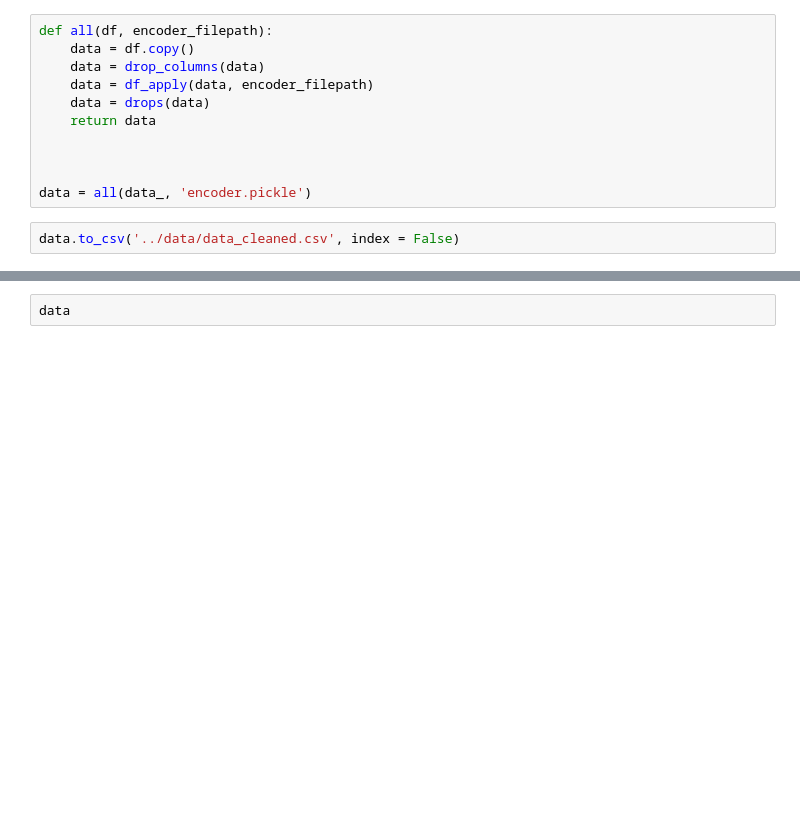
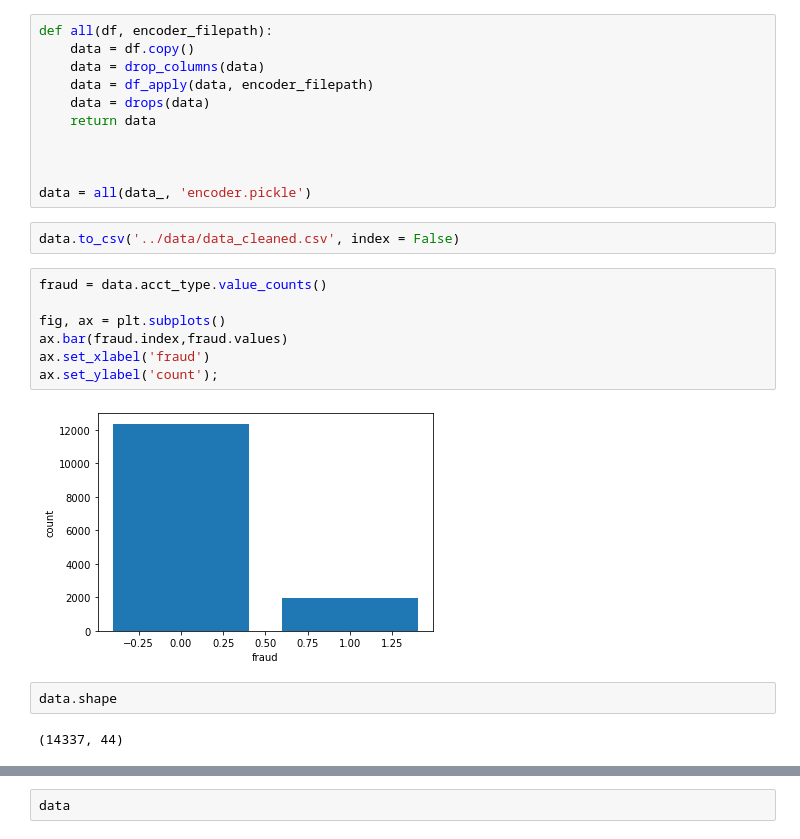
Before and after one commit to ZackStrater/fraud-detection, a Jupyter notebook: src/Daniel_model.ipynb, the cells around one changed output, grey strips where cells are left out. Cells and saved outputs as stored; diff of their text form; blank space fills up the shorter version.

```diff
--- a/src/Daniel_model.ipynb
+++ b/src/Daniel_model.ipynb
@@ -112,3 +115,16 @@ def all(df, encoder_filepath):
 data = all(data_, 'encoder.pickle')
 # %%
 data.to_csv('../data/data_cleaned.csv', index = False)
+# %%
+fraud = data.acct_type.value_counts()
+
+fig, ax = plt.subplots()
+ax.bar(fraud.index,fraud.values)
+ax.set_xlabel('fraud')
+ax.set_ylabel('count');
+# %% [output]
+[figure, added]
+# %%
+data.shape
+# %% [output]
+(14337, 44)
```
Also changed, not shown: parts of 13 cells of this notebook, 9 other files.
